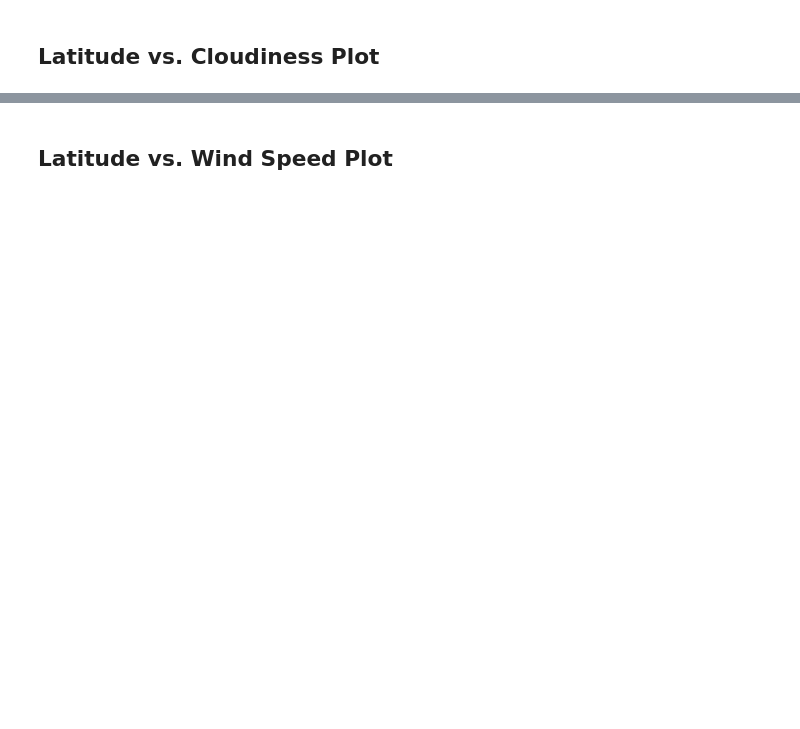
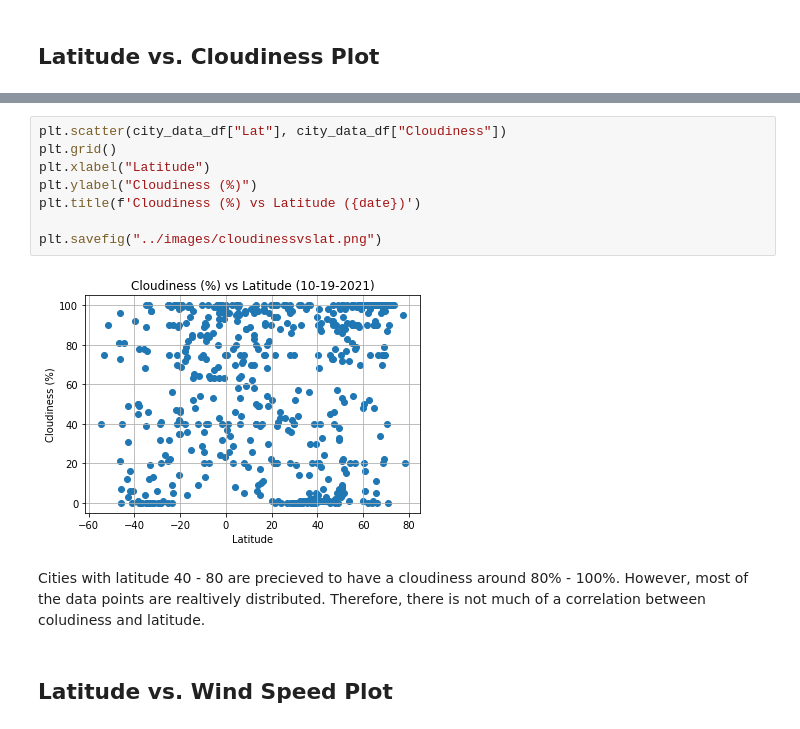
Before and after one commit to melorebecca/python-api-challenge, a Jupyter notebook: WeatherPy/WeatherPy.ipynb, the cells around one changed output, grey strips where cells are left out. Drawn from its saved outputs; the diff is of its cells as text; blank space fills up the shorter version.

```diff
--- a/WeatherPy/WeatherPy.ipynb
+++ b/WeatherPy/WeatherPy.ipynb
@@ -259,2 +253,14 @@ NameError: name 'plt' is not defined
+# %%
+plt.scatter(city_data_df["Lat"], city_data_df["Cloudiness"])
+plt.grid()
+plt.xlabel("Latitude")
+plt.ylabel("Cloudiness (%)")
+plt.title(f'Cloudiness (%) vs Latitude ({date})')
+
+plt.savefig("../images/cloudinessvslat.png")
+# %% [output]
+[figure, added]
+# %% [markdown]
+Cities with latitude 40 - 80 are precieved to have a cloudiness around 80% - 100%. However, most of the data points are realtively distributed. Therefore, there is not much of a correlation between coludiness and latitude.
 # %% [markdown]
 ## Latitude vs. Wind Speed Plot
```
Also changed, not shown: parts of 20 cells of this notebook, 5 other files.
